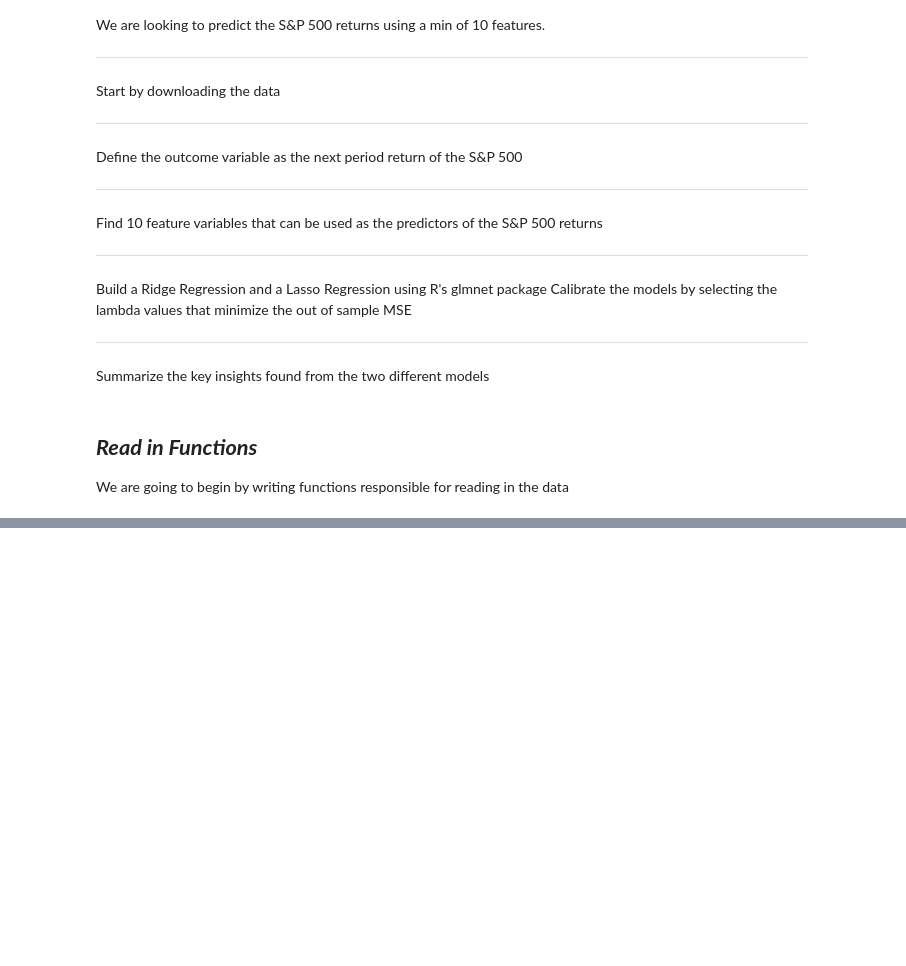
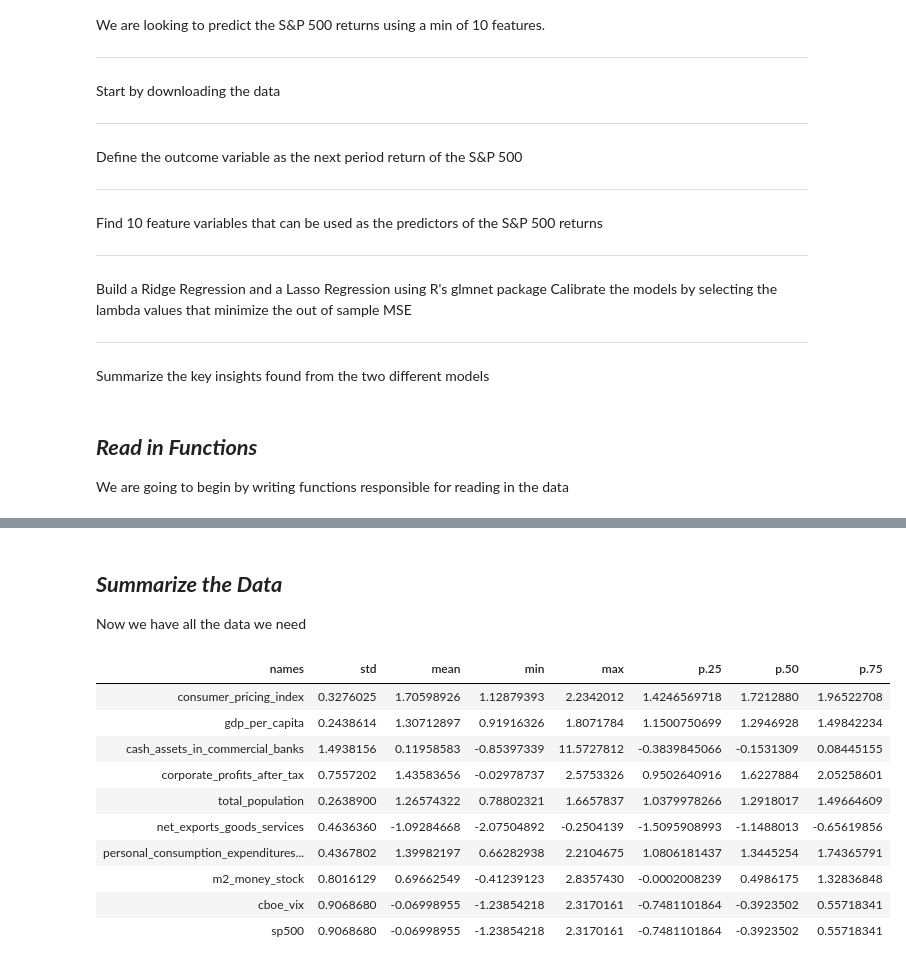
Before and after one commit to yedidv/advanced_ai_finance, a Jupyter notebook: homework/hw1/hw1.ipynb, the cells around one changed output, grey strips where cells are left out. Drawn from its saved outputs; the diff is of its cells as text; code cells hidden in the pictures; blank space fills up the shorter version.

```diff
--- a/homework/hw1/hw1.ipynb
+++ b/homework/hw1/hw1.ipynb
@@ -61,0 +185,29 @@ Read_Yahoo_Data <- function(start = as.Date('01-01-2020'),
+# %%
+## Create a dataframe to store all the FRED Data. Make sure the dates match up
+features <- tibble(date = numeric())
+
+for (i in fred_data){
+    ## Join the dataframe to append the FRED data
+    ## Match them up with the correct dates
+
+
+    features <- features %>%
+        full_join(Read_FRED_Data(ticker = i))
+        ## rename column
+
+
+}
+
+## Read in sp500 data
+sp500 <- Read_Yahoo_Data(ticker = '^GSPC') %>% rename(sp500 = adjusted)
+
+## Add in the VIX data from Yahoo Data
+features <- features %>%
+    full_join(Read_Yahoo_Data(ticker = '^VIX')) %>% rename(vix = adjusted) %>%
+    full_join(sp500)
+
+## Rename the Data columns
+names(features) <- feature_names
+## drop the null values
+features <- features %>% drop_na()
+head(features)
@@ -61,0 +247,32 @@ Read_Yahoo_Data <- function(start = as.Date('01-01-2020'),
+# %% [markdown]
+## ***Summarize the Data***
+
+Now we have all the data we need
+# %%
+summary <- tibble(names = names(features),
+            std = sapply(features, sd),
+            mean = sapply(features, mean),
+            min = sapply(features, min),
+            max = sapply(features, max),
+             p.25 = 1,
+             p.50 = 1,
+             p.75 = 1)
+
+v1 <- c(0.25,0.50,0.75)
+summary[,c(6:8)] <- t(sapply(features, function(x) quantile(x,probs = v1)))
+
+## Remove date
+summary <- std[-1,]
+summary
+# %% [output]
+| names | std | mean | min | max | p.25 | p.50 | p.75 |
+| consumer_pricing_index | 0.3276025 | 1.70598926 | 1.12879393 | 2.2342012 | 1.4246569718 | 1.7212880 | 1.96522708 |
+| gdp_per_capita | 0.2438614 | 1.30712897 | 0.91916326 | 1.8071784 | 1.1500750699 | 1.2946928 | 1.49842234 |
+| cash_assets_in_commercial_banks | 1.4938156 | 0.11958583 | -0.85397339 | 11.5727812 | -0.3839845066 | -0.1531309 | 0.08445155 |
+| corporate_profits_after_tax | 0.7557202 | 1.43583656 | -0.02978737 | 2.5753326 | 0.9502640916 | 1.6227884 | 2.05258601 |
+| total_population | 0.2638900 | 1.26574322 | 0.78802321 | 1.6657837 | 1.0379978266 | 1.2918017 | 1.49664609 |
+| net_exports_goods_services | 0.4636360 | -1.09284668 | -2.07504892 | -0.2504139 | -1.5095908993 | -1.1488013 | -0.65619856 |
+| personal_consumption_expenditures... | 0.4367802 | 1.39982197 | 0.66282938 | 2.2104675 | 1.0806181437 | 1.3445254 | 1.74365791 |
+| m2_money_stock | 0.8016129 | 0.69662549 | -0.41239123 | 2.8357430 | -0.0002008239 | 0.4986175 | 1.32836848 |
+| cboe_vix | 0.9068680 | -0.06998955 | -1.23854218 | 2.3170161 | -0.7481101864 | -0.3923502 | 0.55718341 |
+| sp500 | 0.9068680 | -0.06998955 | -1.23854218 | 2.3170161 | -0.7481101864 | -0.3923502 | 0.55718341 |
```
Also changed, not shown: parts of 18 cells of this notebook, 1 other file.
